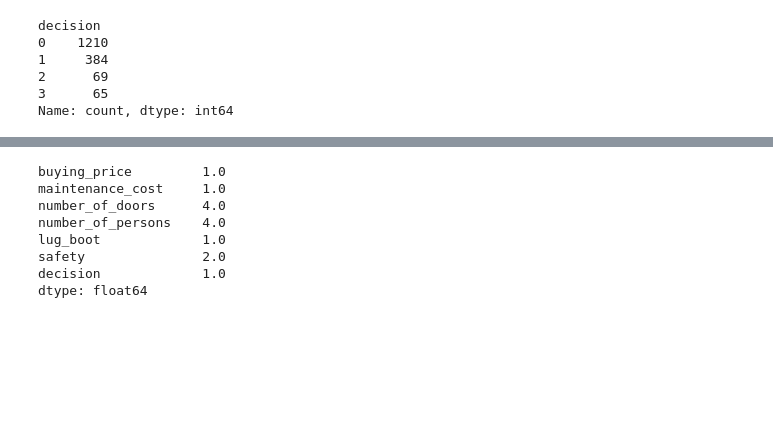
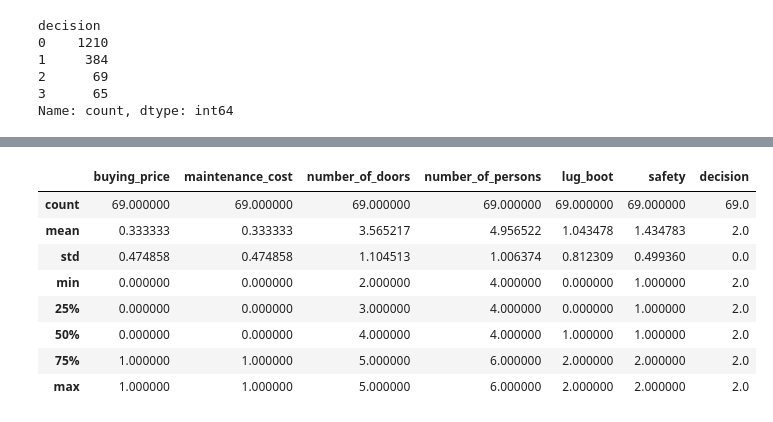
Before and after one commit to dzungpnguyen/ai-rationality, a Jupyter notebook: data_processing.ipynb, the cells around one changed output, grey strips where cells are left out. Drawn from its saved outputs; the diff is of its cells as text; code cells hidden in the pictures; blank space fills up the shorter version.

```diff
--- a/data_processing.ipynb
+++ b/data_processing.ipynb
@@ -176,15 +176,15 @@ acceptable_cars.describe()
 | 50% | 1.000000 | 1.000000 | 4.000000 | 4.000000 | 1.000000 | 2.000000 | 1.0 |
 | 75% | 2.000000 | 2.000000 | 5.000000 | 6.000000 | 2.000000 | 2.000000 | 1.0 |
 | max | 3.000000 | 3.000000 | 5.000000 | 6.000000 | 2.000000 | 2.000000 | 1.0 |
-# %%
-medians = acceptable_cars.median()
-medians
-# %% [output]
-buying_price         1.0
-maintenance_cost     1.0
-number_of_doors      4.0
-number_of_persons    4.0
-lug_boot             1.0
-safety               2.0
-decision             1.0
-dtype: float64
+# %%
+good_cars.describe()
+# %% [output]
+|  | buying_price | maintenance_cost | number_of_doors | number_of_persons | lug_boot | safety | decision |
+| count | 69.000000 | 69.000000 | 69.000000 | 69.000000 | 69.000000 | 69.000000 | 69.0 |
+| mean | 0.333333 | 0.333333 | 3.565217 | 4.956522 | 1.043478 | 1.434783 | 2.0 |
+| std | 0.474858 | 0.474858 | 1.104513 | 1.006374 | 0.812309 | 0.499360 | 0.0 |
+| min | 0.000000 | 0.000000 | 2.000000 | 4.000000 | 0.000000 | 1.000000 | 2.0 |
+| 25% | 0.000000 | 0.000000 | 3.000000 | 4.000000 | 0.000000 | 1.000000 | 2.0 |
+| 50% | 0.000000 | 0.000000 | 4.000000 | 4.000000 | 1.000000 | 1.000000 | 2.0 |
+| 75% | 1.000000 | 1.000000 | 5.000000 | 6.000000 | 2.000000 | 2.000000 | 2.0 |
+| max | 1.000000 | 1.000000 | 5.000000 | 6.000000 | 2.000000 | 2.000000 | 2.0 |
```
Also changed, not shown: parts of 19 cells of this notebook.
